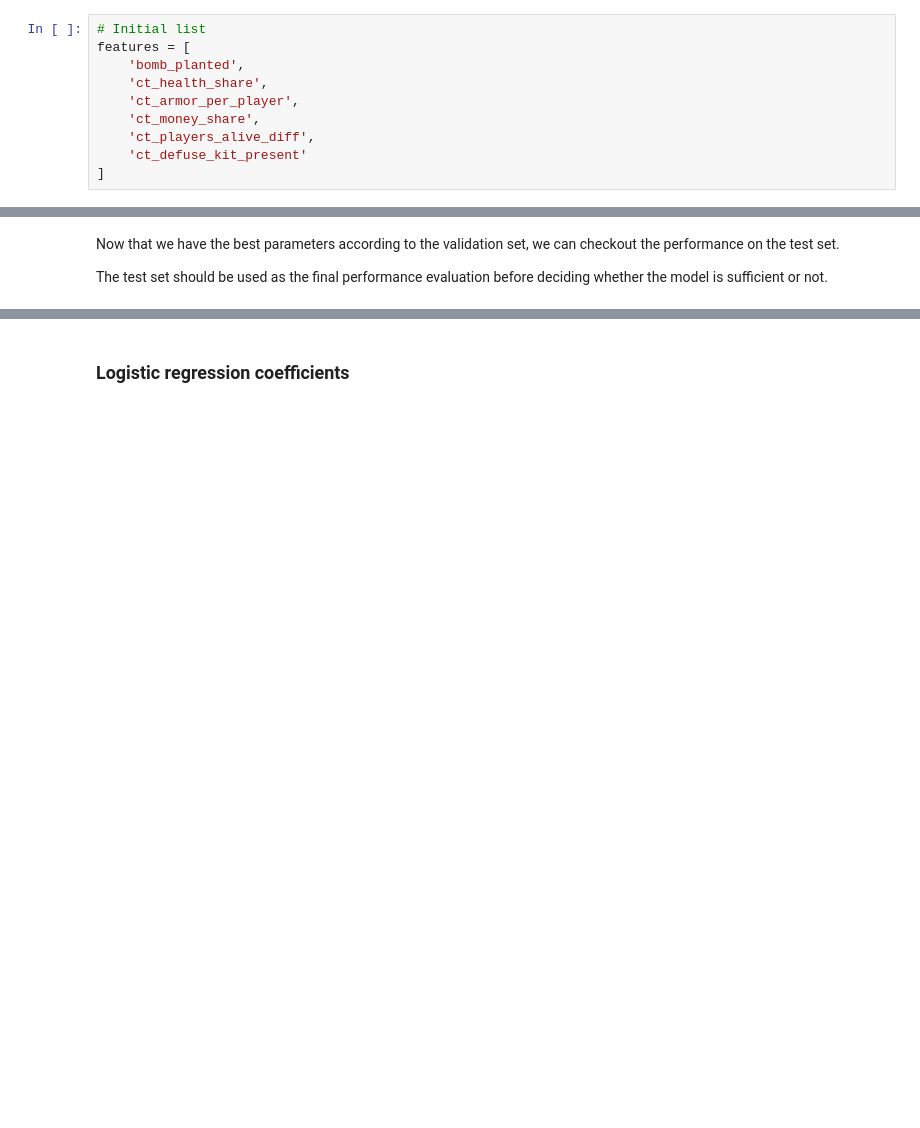
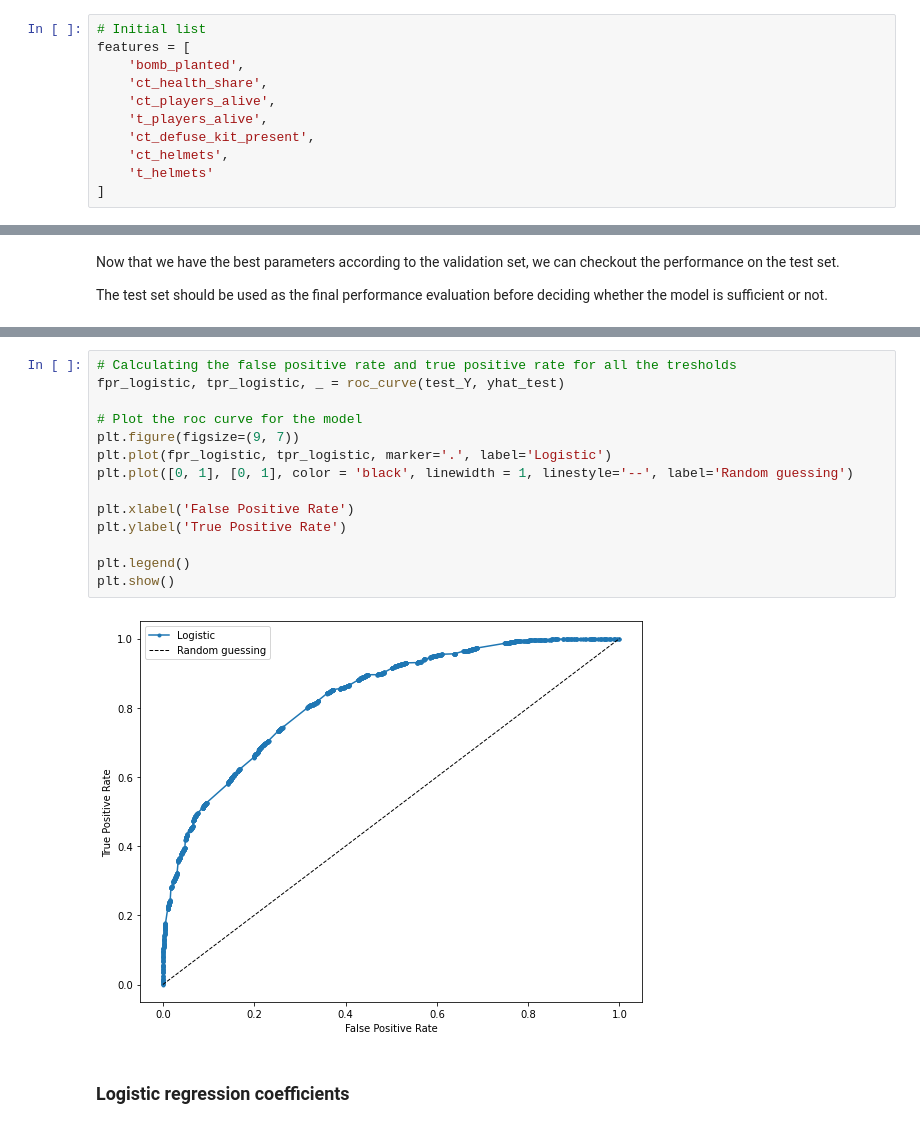
Before and after one commit to Eligijus112/api-book, a Jupyter notebook: api-book/chapter-1-intro/machine-learning-model.ipynb, the cells around one changed output, grey strips where cells are left out. Cells and saved outputs as stored; diff of their text form; blank space fills up the shorter version.

```diff
--- a/api-book/chapter-1-intro/machine-learning-model.ipynb
+++ b/api-book/chapter-1-intro/machine-learning-model.ipynb
@@ -427,10 +483,11 @@ After the feature engineering steps and EDA we can define the final feature list
 features = [
     'bomb_planted',
     'ct_health_share',
-    'ct_armor_per_player',
-    'ct_money_share',
-    'ct_players_alive_diff',
-    'ct_defuse_kit_present'
+    'ct_players_alive',
+    't_players_alive',
+    'ct_defuse_kit_present',
+    'ct_helmets',
+    't_helmets'
 ]
 # %% [markdown]
 **NOTE:** some of the features will be left out because of iterative inspection of model results and EDA.
@@ -643,3 +715,19 @@ Test recall: 0.7765658568831598
+# %%
+# Calculating the false positive rate and true positive rate for all the tresholds
+fpr_logistic, tpr_logistic, _ = roc_curve(test_Y, yhat_test)
+
+# Plot the roc curve for the model
+plt.figure(figsize=(9, 7))
+plt.plot(fpr_logistic, tpr_logistic, marker='.', label='Logistic')
+plt.plot([0, 1], [0, 1], color = 'black', linewidth = 1, linestyle='--', label='Random guessing')
+
+plt.xlabel('False Positive Rate')
+plt.ylabel('True Positive Rate')
+
+plt.legend()
+plt.show()
+# %% [output]
+[figure, added]
 # %% [markdown]
 ### Logistic regression coefficients
 # %%
```
Also changed, not shown: parts of 44 cells of this notebook, 13 other files.
